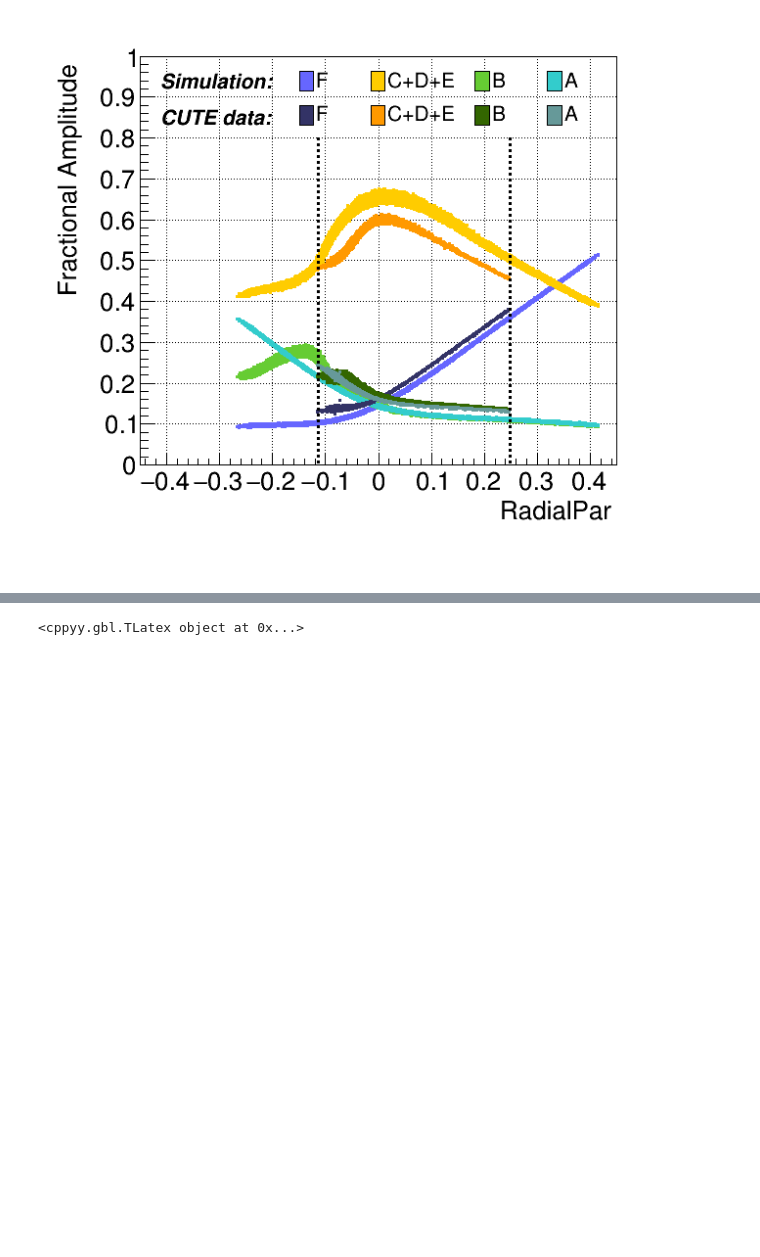
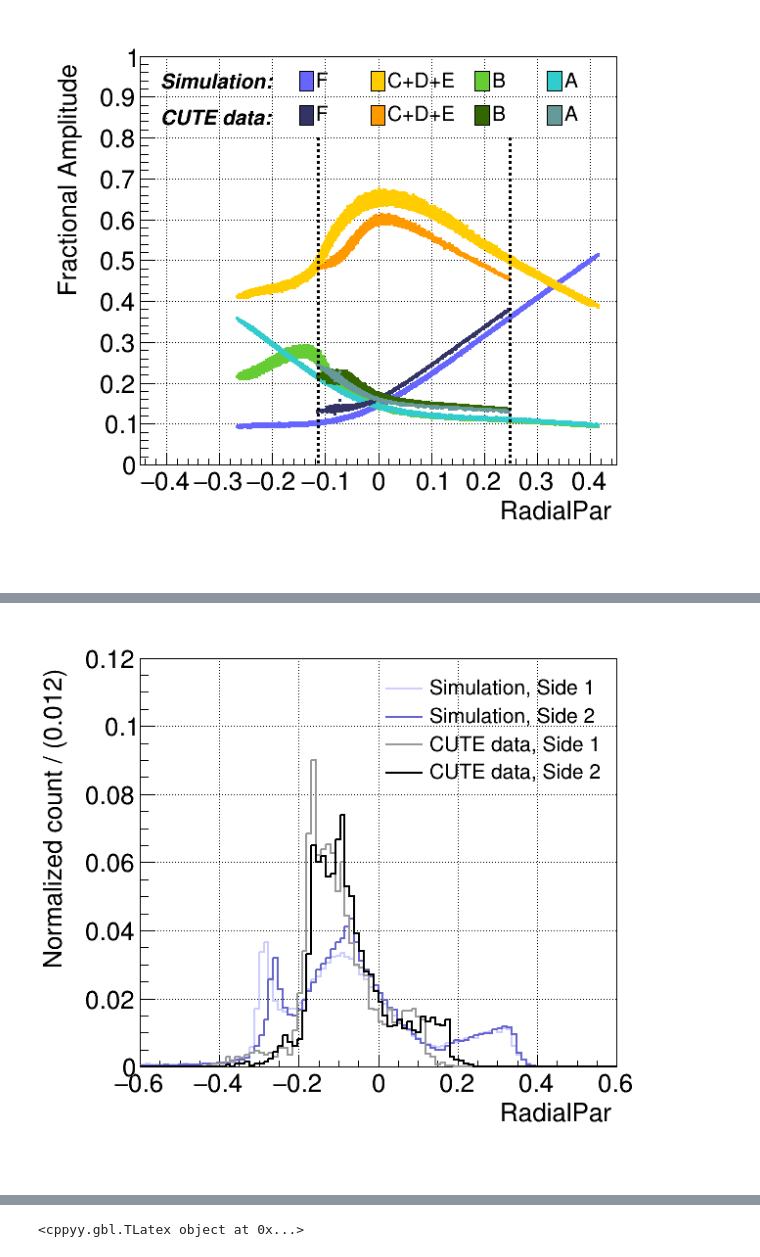
Before and after one commit to perry5334/CDMS, a Jupyter notebook: notebooks/BGM/cRadial_eff.ipynb, the cells around one changed output, grey strips where cells are left out. Saved outputs shown, nothing was run; the diff lists cells and outputs as text; code cells hidden in the pictures; blank space fills up the shorter version.

```diff
--- a/notebooks/BGM/cRadial_eff.ipynb
+++ b/notebooks/BGM/cRadial_eff.ipynb
@@ -439,0 +376,23 @@ Warning in <TROOT::Append>: Replacing existing TH1: h (Potential memory leak).
+# %%
+bins_start, bins_end, nbins = -0.6, 0.6, 100
+binwidth = np.round((bins_end - bins_start) / nbins, 3)
+
+hist = ROOplot(_xlabel="RadialPar", _ylabel="Normalized count / (" + str(binwidth) + ")", _ylim=True, _ylow=0, _yhigh=0.12)
+
+hist.createHist(RQs['sim']['RadialPar1'][RQs['sim']['Ge71_cut']], bins_start, bins_end, nbins, width = 2, color=ROOT.kBlue-10, scale=sum(RQs['sim']['Ge71_cut']), label="Simulation, Side 1")
+hist.createHist(RQs['sim']['RadialPar2'][RQs['sim']['Ge71_cut']], bins_start, bins_end, nbins, width = 2, color=ROOT.kBlue-6, scale=sum(RQs['sim']['Ge71_cut']), label="Simulation, Side 2")
+hist.createHist(RQs['data']['RadialPar1'][RQs['data']['Ge71_cut']], bins_start, bins_end, nbins, width = 2, color=ROOT.kGray+1, scale=sum(RQs['data']['Ge71_cut']), label="CUTE data, Side 1")
+hist.createHist(RQs['data']['RadialPar2'][RQs['data']['Ge71_cut']], bins_start, bins_end, nbins, width = 2, color=ROOT.kBlack, scale=sum(RQs['data']['Ge71_cut']), label="CUTE data, Side 2")
+
+graphs = hist.getGraphs()
+hist.draw("HIST", "HIST ", grid=True)
+
+legend = ROOT.TLegend(0.5, 0.7, 0.8, 0.9)
+legend.SetBorderSize(0)
+legend.SetFillStyle(0)
+legend.SetTextSize(0.04)
+for g, label in graphs:
+    legend.AddEntry(g, label, "l")
+
+legend.Draw()
+# %% [output]
@@ -439,0 +404 @@ Warning in <TROOT::Append>: Replacing existing TH1: h (Potential memory leak).
+[figure, added]
```
Also changed, not shown: parts of 19 cells of this notebook, 2 other files.
